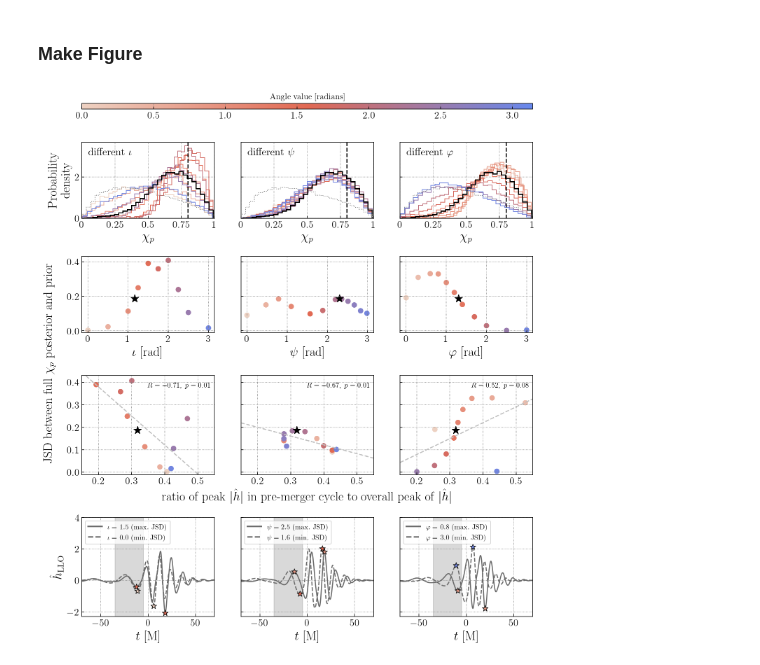
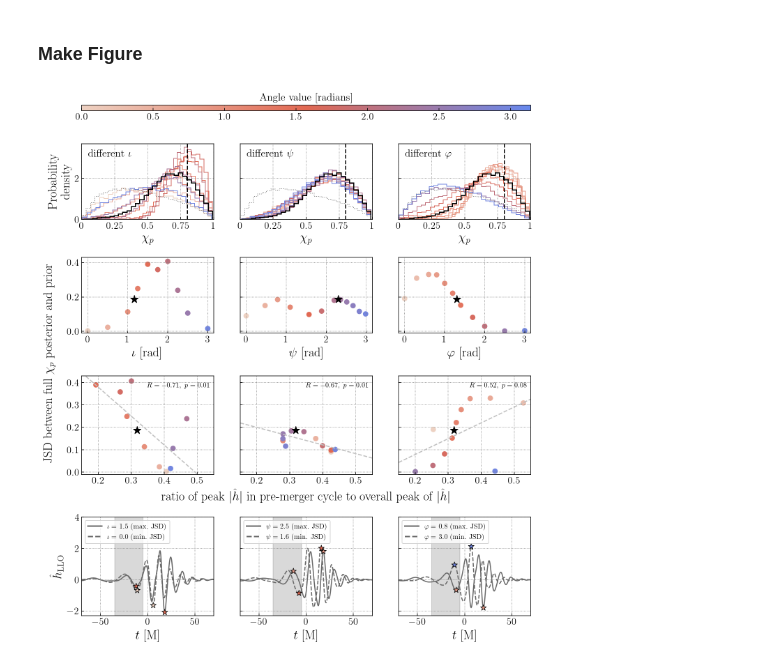
Before and after one commit to simonajmiller/heavy-precessing-bbh-time-domain, a Jupyter notebook: figures/figure_07.ipynb, the cells around one changed output. Cells and saved outputs as stored; diff of their text form; code cells hidden in the pictures.

```diff
--- a/figures/figure_07.ipynb
+++ b/figures/figure_07.ipynb
@@ -221,32 +221,32 @@ for ls, i, m in zip(linestyles,[0.8, 3.0], [' (max. JSD)', ' (min. JSD)']):
                  lw=1.5, color=color, ls=ls, label=k.replace('phase', r'$\varphi=$')+m)
     axes[2].scatter([strain_and_peak_dict[k]['t_insp'], strain_and_peak_dict[k]['t_overall']],
                     [strain_and_peak_dict[k]['s_insp'], strain_and_peak_dict[k]['s_max']],
                     color=pf.get_color(i, 'phase', cmap), **scp_kws)
 
 for ax in axes:
     ax.axvspan(-5, -35, alpha=0.15, color='k', zorder=0)
     ax.set_xlim(-70, 70)
     ax.set_ylim(-2.3, 4)
     leg = ax.legend(fontsize=10, loc='upper left', handlelength=2, frameon=True)
     for l in leg.get_lines():
         l.set_linewidth(2)
 
     ax.set_xlabel('$t$ [M]')
 
     pos = ax.get_position()  # Get current position
     ax.set_position([pos.x0, pos.y0 - 0.1, pos.width, pos.height*1.3])  # Move lower
 
 axes[0].set_ylabel(r'$\hat h_{\rm LLO}$')
 
 '''
 Add colorbar to top
 '''
 cax = plt.axes((0.125, 0.94, 0.775, 0.01)) #(left, bottom, width, height)
 cnorm = matplotlib.colors.Normalize(vmin=0, vmax=np.pi)
 plt.colorbar(matplotlib.cm.ScalarMappable(norm=cnorm, cmap=cmap), cax=cax, orientation='horizontal')
-cax.set_title('Angle value [radians]')
+cax.set_title('Angle value [radians]', fontsize=15)
 
 plt.savefig('figure_07.png', dpi=300, bbox_inches='tight')
 plt.show()
 # %% [output]
-[figure, old version]
+[figure, new version]
```
Also changed, not shown: 3 other files.
